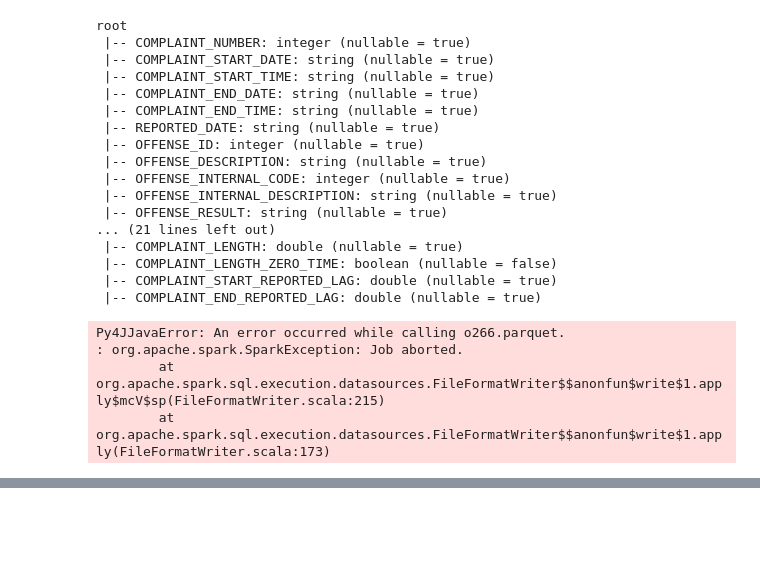
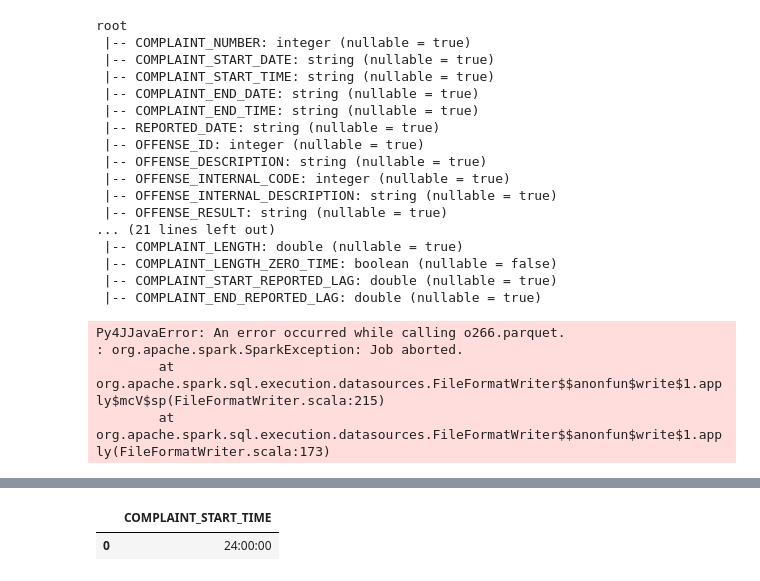
Before and after one commit to strikingmoose/nypd_complaints, a Jupyter notebook: notebook/8 - Data Exploration (Part III - Feature Building).ipynb, the cells around one changed output, grey strips where cells are left out. Drawn from its saved outputs; the diff is of its cells as text; code cells hidden in the pictures; blank space fills up the shorter version.

```diff
--- a/notebook/8 - Data Exploration (Part III - Feature Building).ipynb
+++ b/notebook/8 - Data Exploration (Part III - Feature Building).ipynb
@@ -407,0 +474,4 @@ Py4JJavaError: An error occurred while calling o266.parquet.
+# %%
+%%read_sql
+SELECT DISTINCT COMPLAINT_START_TIME FROM df_na_drop WHERE COMPLAINT_START_TIMESTAMP IS NULL
+# %% [output]
@@ -407,0 +479,2 @@ Py4JJavaError: An error occurred while calling o266.parquet.
+|  | COMPLAINT_START_TIME |
+| 0 | 24:00:00 |
```
Also changed, not shown: parts of 16 cells of this notebook.
